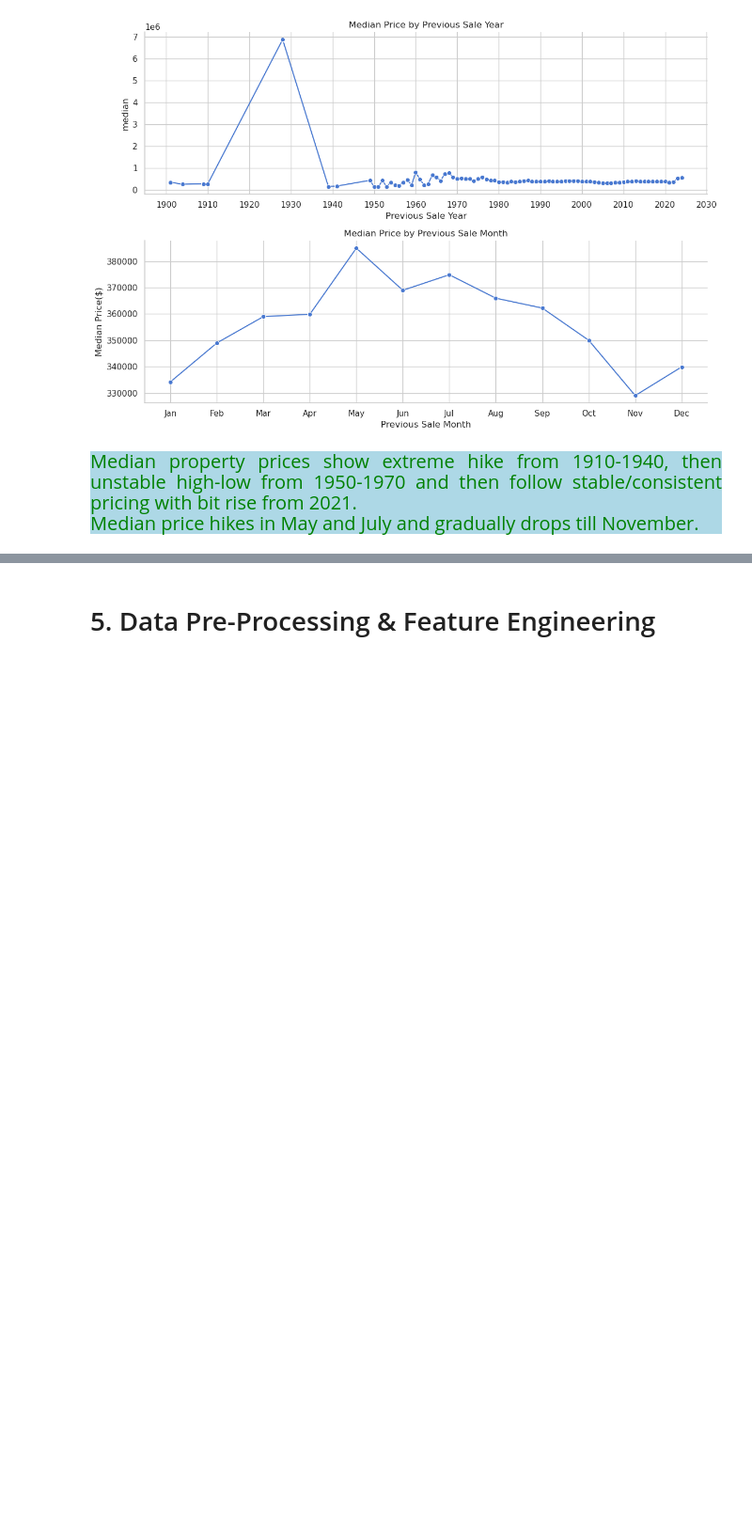
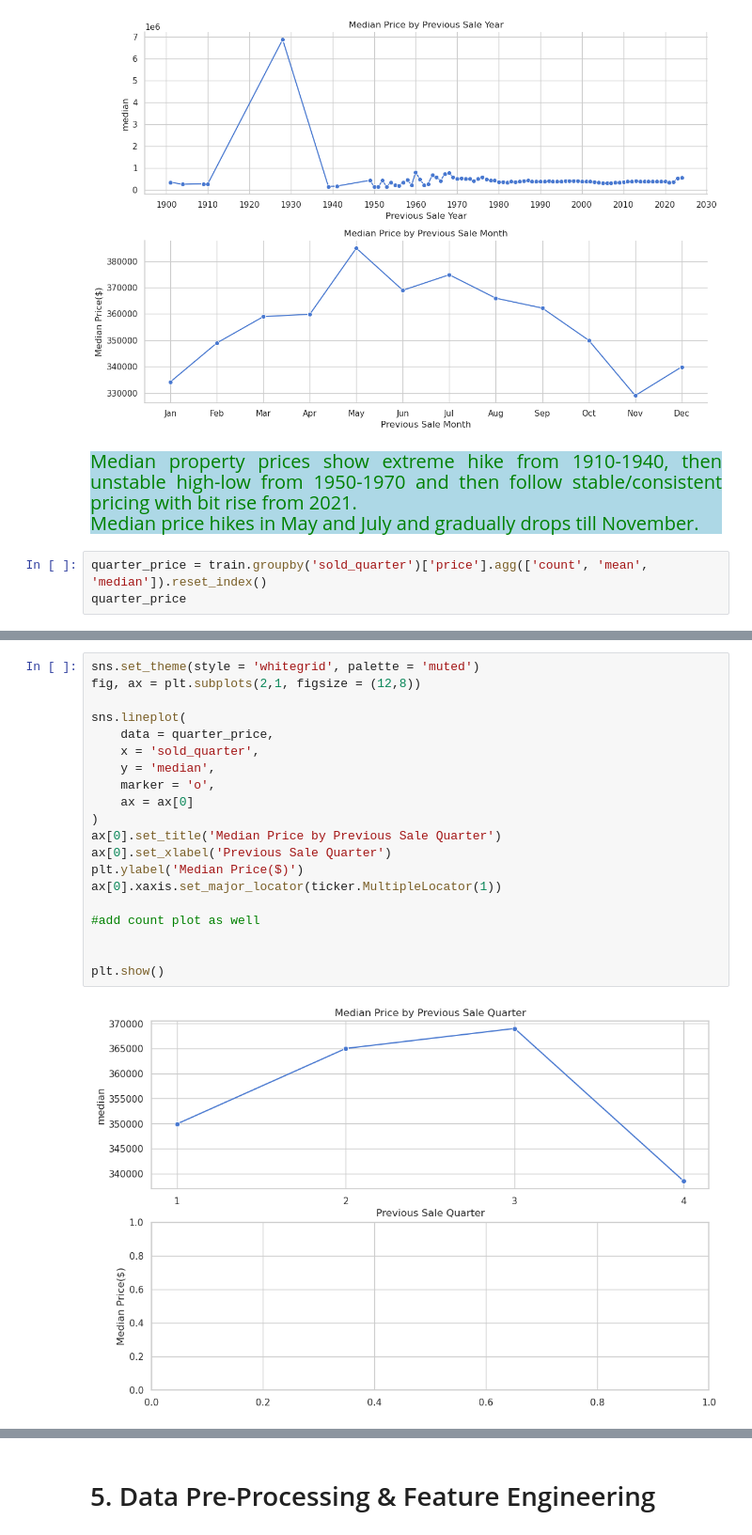
Before and after one commit to Kartika-Nidhi/DS_Projects, a Jupyter notebook: USARealEstatePricePrediction.ipynb, the cells around one changed output, grey strips where cells are left out. Shown at 94% size. Cells and saved outputs as stored; diff of their text form; blank space fills up the shorter version.

```diff
--- a/USARealEstatePricePrediction.ipynb
+++ b/USARealEstatePricePrediction.ipynb
@@ -883,3 +883,6 @@ plt.show()
 <div style = "background-color:lightblue; color:green; font-size:20px; text-align:justify">
 Median property prices show extreme hike from 1910-1940, then unstable high-low from 1950-1970 and then follow stable/consistent pricing with bit rise from 2021.
 <br>Median price hikes in May and July and gradually drops till November.
+# %%
+quarter_price = train.groupby('sold_quarter')['price'].agg(['count', 'mean', 'median']).reset_index()
+quarter_price
@@ -886,3 +895,25 @@ Median property prices show extreme hike from 1910-1940, then unstable high-low
+# %%
+sns.set_theme(style = 'whitegrid', palette = 'muted')
+fig, ax = plt.subplots(2,1, figsize = (12,8))
+
+sns.lineplot(
+    data = quarter_price,
+    x = 'sold_quarter',
+    y = 'median',
+    marker = 'o',
+    ax = ax[0]
+)
+ax[0].set_title('Median Price by Previous Sale Quarter')
+ax[0].set_xlabel('Previous Sale Quarter')
+plt.ylabel('Median Price($)')
+ax[0].xaxis.set_major_locator(ticker.MultipleLocator(1))
+
+#add count plot as well
+
+
+plt.show()
+# %% [output]
+[figure, added]
 # %% [markdown]
 <div>
 # %% [markdown]
```
Also changed, not shown: parts of 1 cell of this notebook.
